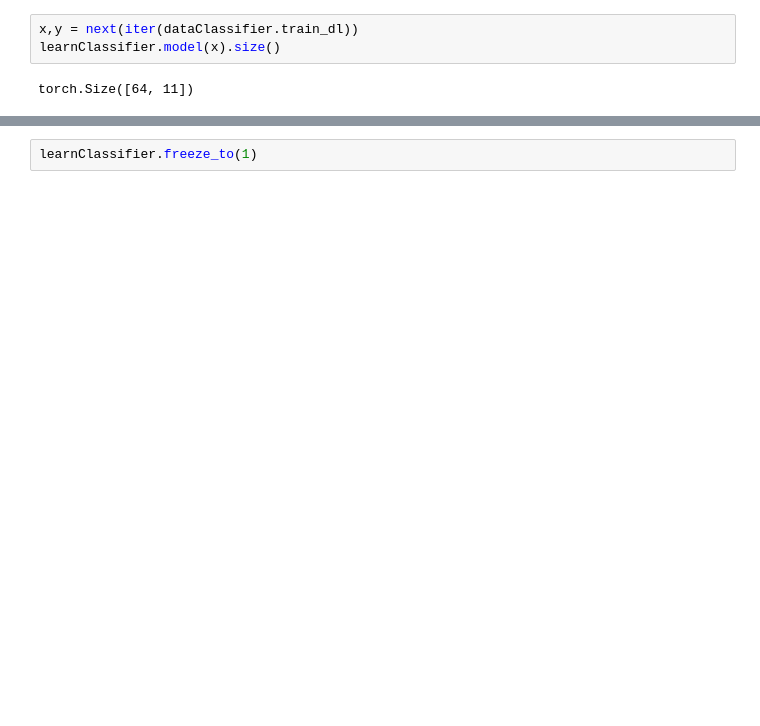
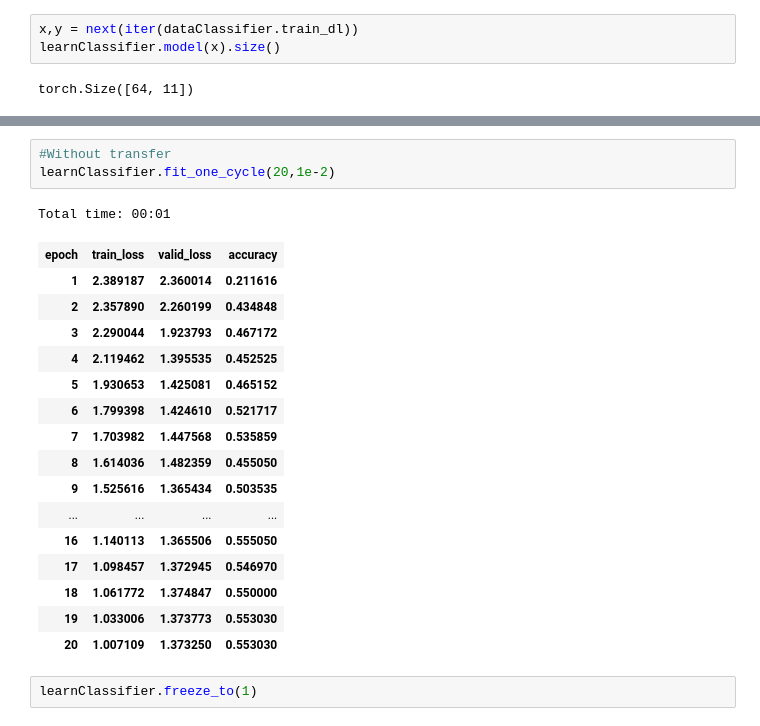
Before and after one commit to noachr/timeseries, a Jupyter notebook: TSCAE.ipynb, the cells around one changed output, grey strips where cells are left out. Cells and saved outputs as stored; diff of their text form; blank space fills up the shorter version.

```diff
--- a/TSCAE.ipynb
+++ b/TSCAE.ipynb
@@ -116,3 +116,24 @@ LR Finder is complete, type {learner_name}.recorder.plot() to see the graph.
+# %%
+#Without transfer
+learnClassifier.fit_one_cycle(20,1e-2)
+# %% [output]
+Total time: 00:01
+| epoch | train_loss | valid_loss | accuracy |
+| 1 | 2.389187 | 2.360014 | 0.211616 |
+| 2 | 2.357890 | 2.260199 | 0.434848 |
+| 3 | 2.290044 | 1.923793 | 0.467172 |
+| 4 | 2.119462 | 1.395535 | 0.452525 |
+| 5 | 1.930653 | 1.425081 | 0.465152 |
+| 6 | 1.799398 | 1.424610 | 0.521717 |
+| 7 | 1.703982 | 1.447568 | 0.535859 |
+| 8 | 1.614036 | 1.482359 | 0.455050 |
+| 9 | 1.525616 | 1.365434 | 0.503535 |
+| ... | ... | ... | ... |
+| 16 | 1.140113 | 1.365506 | 0.555050 |
+| 17 | 1.098457 | 1.372945 | 0.546970 |
+| 18 | 1.061772 | 1.374847 | 0.550000 |
+| 19 | 1.033006 | 1.373773 | 0.553030 |
+| 20 | 1.007109 | 1.373250 | 0.553030 |
 # %%
 learnClassifier.freeze_to(1)
 # %%
```
Also changed, not shown: parts of 9 cells of this notebook.
